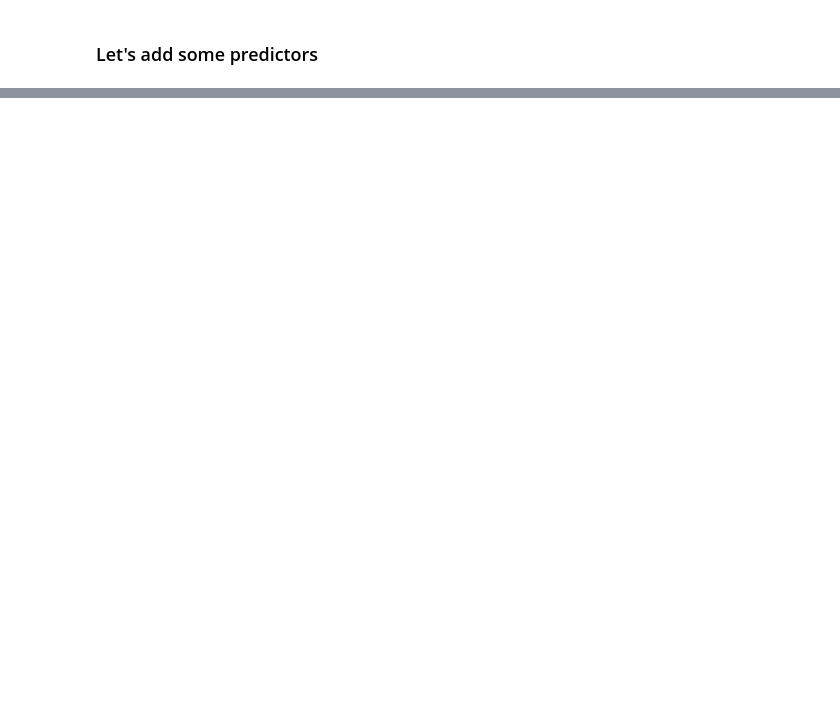
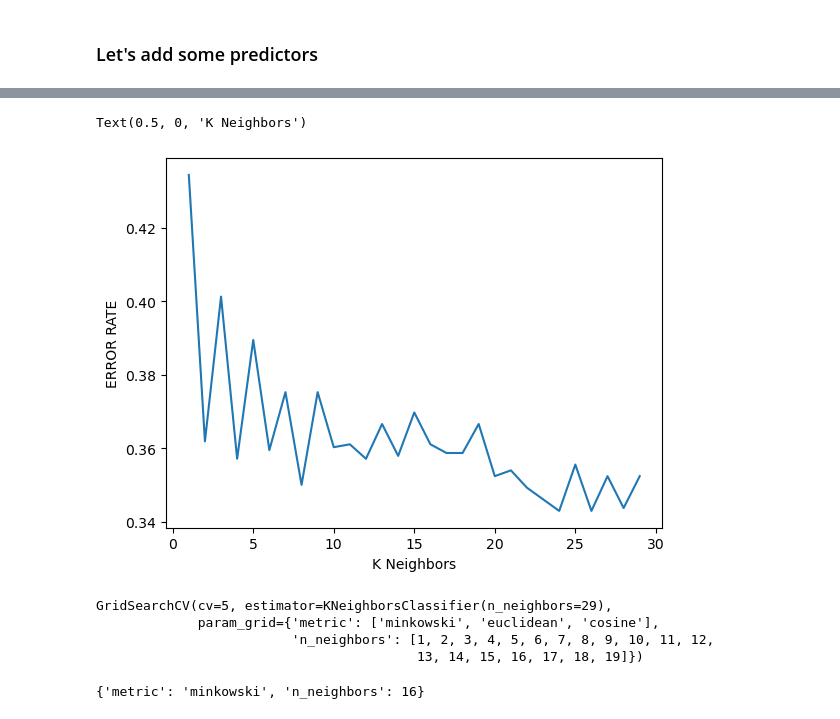
Before and after one commit to OpareKwafo/capstone-project, a Jupyter notebook: predictions_two.ipynb, the cells around one changed output, grey strips where cells are left out. Drawn from its saved outputs; the diff is of its cells as text; code cells hidden in the pictures; blank space fills up the shorter version.

```diff
--- a/predictions_two.ipynb
+++ b/predictions_two.ipynb
@@ -337,0 +726,5 @@ It looks like our Random Forest Classifier model with venue_code, opp_code, hour
+# %%
+svm_model = SVC(C=0.01, kernel='linear', random_state=101)
+svm_model.fit(X_train, y_train)
+predictions = svm_model.predict(X_test)
+print(classification_report(predictions, y_test))
@@ -337,0 +744,3 @@ It looks like our Random Forest Classifier model with venue_code, opp_code, hour
+# %%
+knn_model = KNeighborsClassifier(n_neighbors=1)
+knn_model.fit(X_train, y_train)
@@ -337,0 +749,3 @@ It looks like our Random Forest Classifier model with venue_code, opp_code, hour
+# %%
+predictions = knn_model.predict(X_test)
+print(classification_report(predictions, y_test))
@@ -337,0 +761,12 @@ It looks like our Random Forest Classifier model with venue_code, opp_code, hour
+# %%
+from sklearn.metrics import accuracy_score
+test_error_rates =[]
+
+for k in range(1, 30):
+    knn_model = KNeighborsClassifier(n_neighbors=k)
+    knn_model.fit(X_train, y_train)
+
+    predictions = knn_model.predict(X_test)
+
+    test_error = 1 - accuracy_score(y_test, predictions)
+    test_error_rates.append(test_error)
@@ -337,0 +775,24 @@ It looks like our Random Forest Classifier model with venue_code, opp_code, hour
+# %%
+plt.plot(range(1, 30), test_error_rates)
+plt.ylabel('ERROR RATE')
+plt.xlabel('K Neighbors')
+# %% [output]
+Text(0.5, 0, 'K Neighbors')
+[figure, added]
+# %%
+#GridSearch
+k_values = list(range(1, 20))
+param_grid = {'n_neighbors': k_values,
+                'metric':['minkowski', 'euclidean', 'cosine']}
+
+full_cv_classifier = GridSearchCV(knn_model, param_grid, cv=5)
+full_cv_classifier.fit(X_train, y_train)
+# %% [output]
+GridSearchCV(cv=5, estimator=KNeighborsClassifier(n_neighbors=29),
+             param_grid={'metric': ['minkowski', 'euclidean', 'cosine'],
+                         'n_neighbors': [1, 2, 3, 4, 5, 6, 7, 8, 9, 10, 11, 12,
+                                         13, 14, 15, 16, 17, 18, 19]})
+# %%
+full_cv_classifier.best_params_
+# %% [output]
+{'metric': 'minkowski', 'n_neighbors': 16}
```
Also changed, not shown: parts of 157 cells of this notebook.
